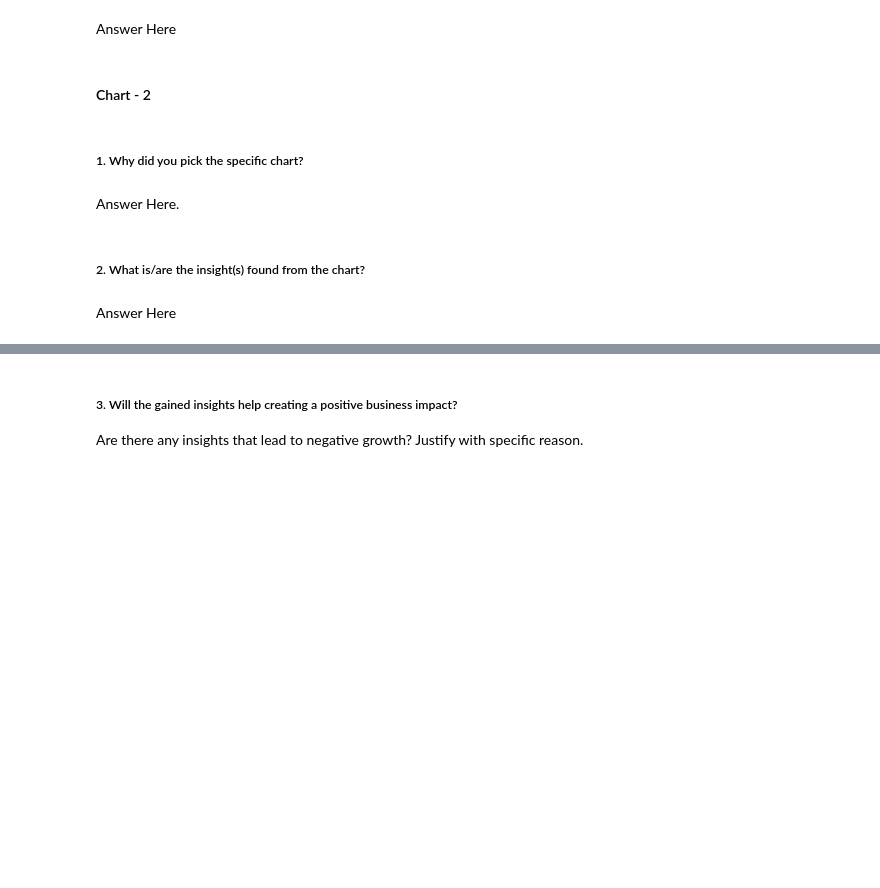
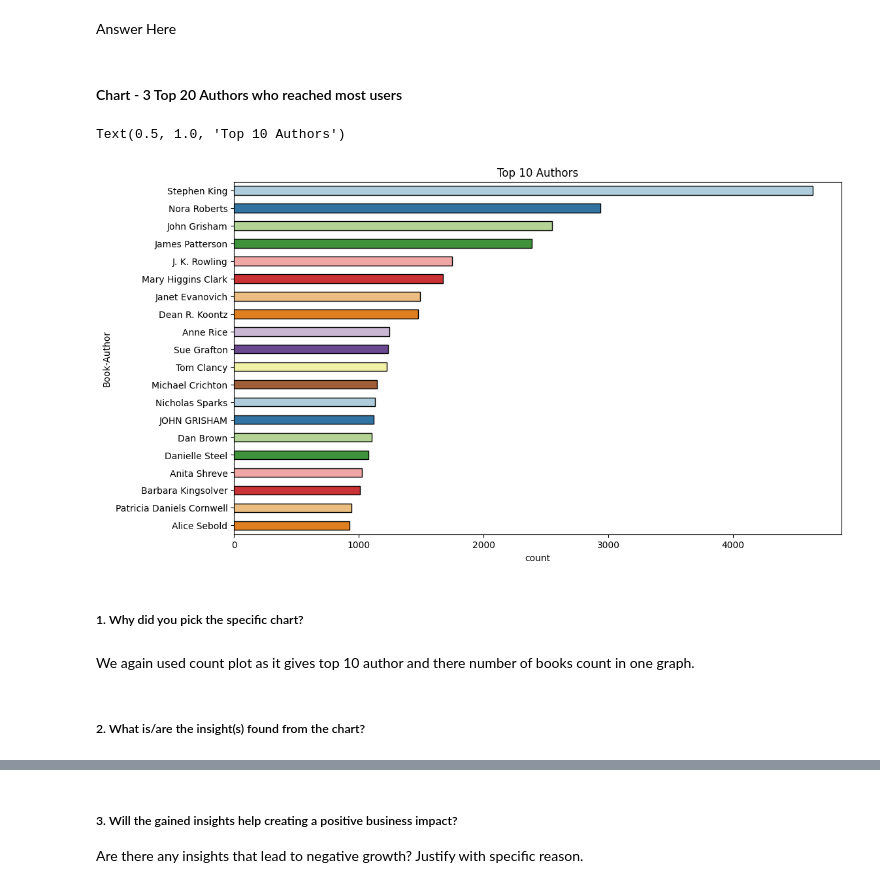
Before and after one commit to theuttammishra/Capstone-Unsupervised, a Jupyter notebook: Book_Recommendation_System.ipynb, the cells around one changed output, grey strips where cells are left out. Drawn from its saved outputs; the diff is of its cells as text; code cells hidden in the pictures; blank space fills up the shorter version.

```diff
--- a/Book_Recommendation_System.ipynb
+++ b/Book_Recommendation_System.ipynb
@@ -816,5 +848,3 @@ Answer Here
 Are there any insights that lead to negative growth? Justify with specific reason.
 # %% [markdown]
 Answer Here
-# %% [markdown]
-#### Chart - 2
@@ -823,8 +851,16 @@ Answer Here
+# %% [markdown]
+#### Chart - 3 Top 20 Authors who reached most users
+# %%
+# Chart - 3 visualization code
+plt.figure(figsize=(12,7))
+sns.countplot(y='Book-Author',data=copy_df,order=pd.value_counts(copy_df['Book-Author']).iloc[:20].index,width = 0.5,edgecolor = 'black', palette = 'Paired')
+plt.title('Top 10 Authors')
+# %% [output]
+Text(0.5, 1.0, 'Top 10 Authors')
+[figure, added]
 # %% [markdown]
 ##### 1. Why did you pick the specific chart?
-# %% [markdown]
-Answer Here.
+# %% [markdown]
+We again used count plot as it gives top 10 author and there number of books count in one graph.
 # %% [markdown]
 ##### 2. What is/are the insight(s) found from the chart?
-# %% [markdown]
-Answer Here
```
Also changed, not shown: parts of 119 cells of this notebook.
